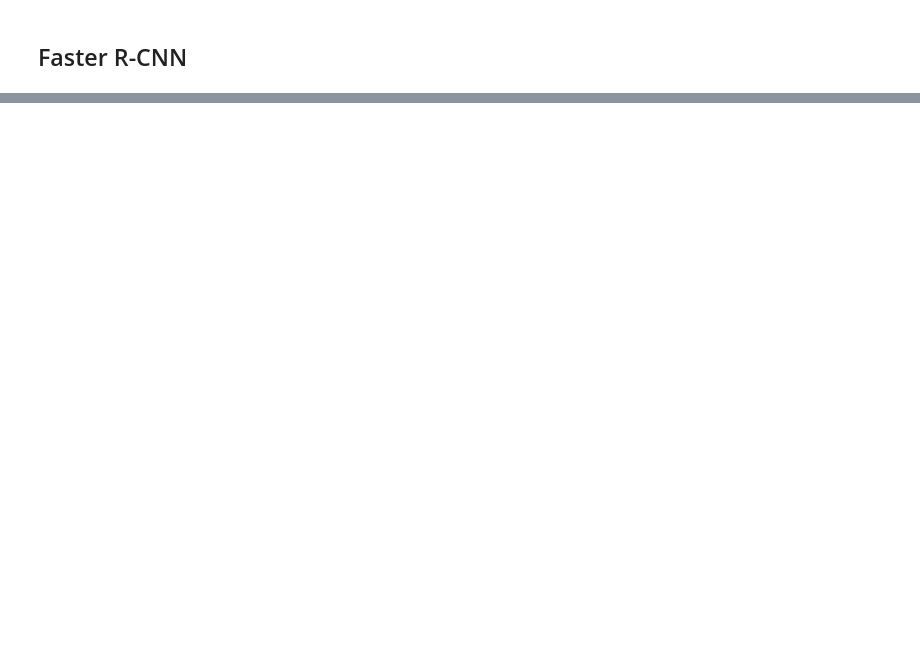
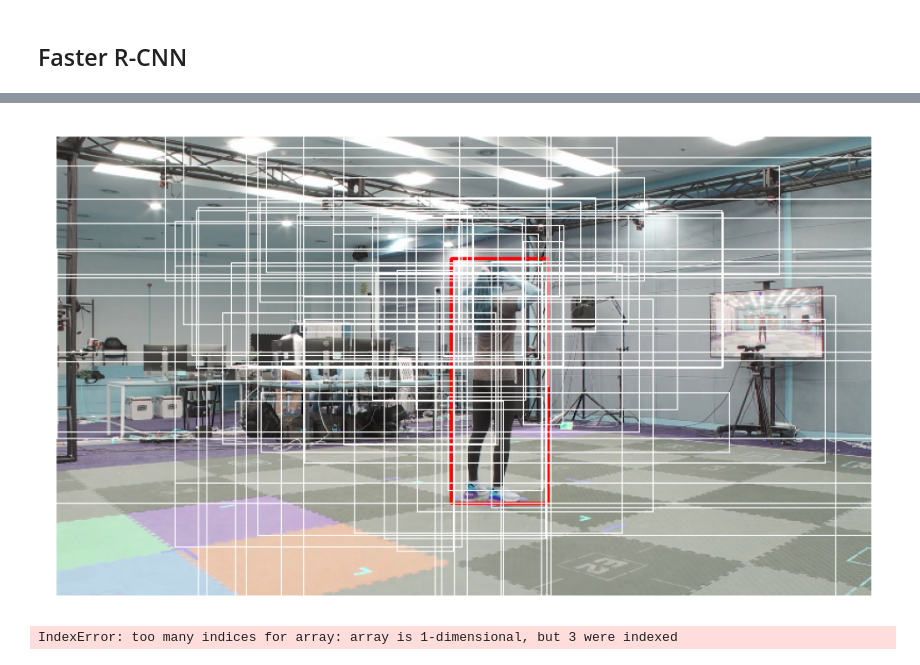
Before and after one commit to sooooner/Human-Detection-Model, a Jupyter notebook: rcnn.ipynb, the cells around one changed output, grey strips where cells are left out. Drawn from its saved outputs; the diff is of its cells as text; code cells hidden in the pictures; blank space fills up the shorter version.

```diff
--- a/rcnn.ipynb
+++ b/rcnn.ipynb
@@ -560,0 +576,3 @@ ious = IoU(GT[0], rois)
+# %%
+rois = get_rois(scores, rps, anchor_boxes)
+rois
@@ -606,0 +643,7 @@ plt.show()
+# %%
+def anchor_to_coordinate(boxes):
+    x1 = boxes[:, :, 0] - boxes[:, :, 2]/2
+    x2 = boxes[:, :, 0] + boxes[:, :, 2]/2
+    y1 = boxes[:, :, 1] - boxes[:, :, 3]/2
+    y2 = boxes[:, :, 1] + boxes[:, :, 3]/2
+    return tf.stack([x1, x2, y1, y2], axis=-1)
@@ -629,0 +758,4 @@ def Regional_Interest_Projection(feature_map, regional_interest):
+# %%
+gts = tf.keras.Input(shape=(4))
+ious = IoU(rois, gts)
+ious
@@ -756,0 +857,17 @@ class ROIPoolingLayer(tf.keras.layers.Layer):
+# %%
+selected_indices = tf.image.non_max_suppression(
+    rois[i],
+    tf.cast(ious[i], tf.float32),
+    max_output_size=max_output_size,
+    score_threshold=1e-12,
+    iou_threshold=pos_iou_thresh
+)
+selected_anchors = tf.gather(rois[i], selected_indices)
+selected_ious = tf.gather(ious[i], selected_indices)
+
+pos_indices = tf.squeeze(tf.where(selected_ious >= pos_iou_thresh), -1)
+pos_anchors = tf.gather(selected_anchors, pos_indices)
+
+neg_indices =tf.squeeze(tf.where(selected_ious < pos_iou_thresh), -1)
+neg_anchors = tf.gather(selected_anchors, neg_indices)
+nms = tf.concat([pos_anchors, neg_anchors], axis=0)[:32]
@@ -876,0 +960,33 @@ tqdm.std.tqdm
+# %%
+img_ = image.copy()
+cv2.rectangle(img_, (x1, y1), (x2, y2), (255, 0, 0), thickness=2)
+
+for anc in neg_anchors:
+    anc = anchor_to_coordinate(anc.numpy())
+    cv2.rectangle(img_, (int(anc[0]), int(anc[2])), (int(anc[1]), int(anc[3])), (255, 255, 255), thickness=1)
+
+fig, ax = plt.subplots(dpi=200)
+ax.imshow(img_)
+ax.axis('off')
+plt.show()
+# %% [output]
+[figure, added]
+# %%
+x1 = int(ground_truth_row['x_min'])
+x2 = int(ground_truth_row['x_max'])
+y1 = int(ground_truth_row['y_min'])
+y2 = int(ground_truth_row['y_max'])
+
+img_ = image.copy()
+cv2.rectangle(img_, (x1, y1), (x2, y2), (255, 0, 0), thickness=2)
+
+for i, anc in enumerate(pos_anchors):
+    anc = anchor_to_coordinate(anc.numpy())
+    cv2.rectangle(img_, (int(anc[0]), int(anc[2])), (int(anc[1]), int(anc[3])), (255, 255, 255), thickness=1)
+
+fig, ax = plt.subplots(dpi=200)
+ax.imshow(img_)
+ax.axis('off')
+plt.show()
+# %% [output]
+IndexError: too many indices for array: array is 1-dimensional, but 3 were indexed
```
Also changed, not shown: parts of 100 cells of this notebook.
